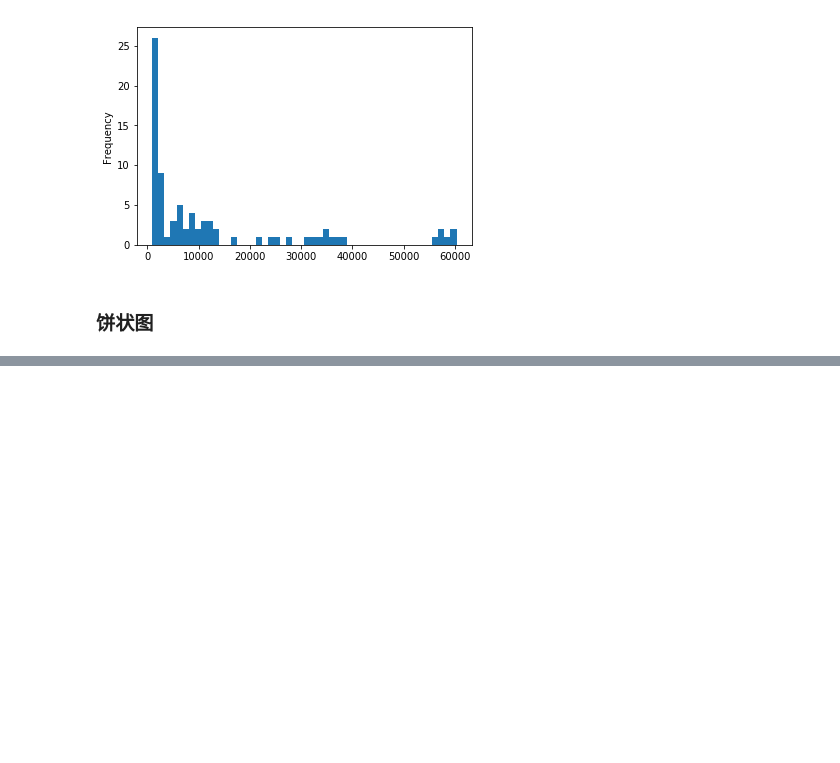
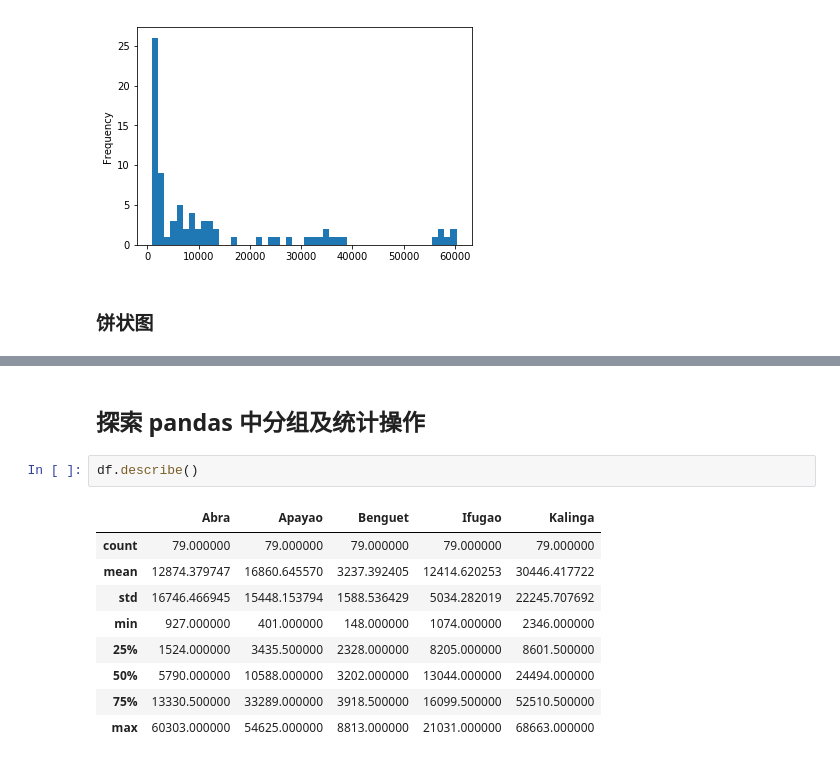
Before and after one commit to yemq3/Sysu_ML_Assignment, a Jupyter notebook: Lab4_1.ipynb, the cells around one changed output, grey strips where cells are left out. Cells and saved outputs as stored; diff of their text form; blank space fills up the shorter version.

```diff
--- a/Untitled.ipynb
+++ b/Lab4_1.ipynb
@@ -178,0 +205,14 @@ ValueError: pie requires either y column or 'subplots=True'
+# %% [markdown]
+## 探索 pandas 中分组及统计操作
+# %%
+df.describe()
+# %% [output]
+|  | Abra | Apayao | Benguet | Ifugao | Kalinga |
+| count | 79.000000 | 79.000000 | 79.000000 | 79.000000 | 79.000000 |
+| mean | 12874.379747 | 16860.645570 | 3237.392405 | 12414.620253 | 30446.417722 |
+| std | 16746.466945 | 15448.153794 | 1588.536429 | 5034.282019 | 22245.707692 |
+| min | 927.000000 | 401.000000 | 148.000000 | 1074.000000 | 2346.000000 |
+| 25% | 1524.000000 | 3435.500000 | 2328.000000 | 8205.000000 | 8601.500000 |
+| 50% | 5790.000000 | 10588.000000 | 3202.000000 | 13044.000000 | 24494.000000 |
+| 75% | 13330.500000 | 33289.000000 | 3918.500000 | 16099.500000 | 52510.500000 |
+| max | 60303.000000 | 54625.000000 | 8813.000000 | 21031.000000 | 68663.000000 |
```
Also changed, not shown: parts of 5 cells of this notebook.
